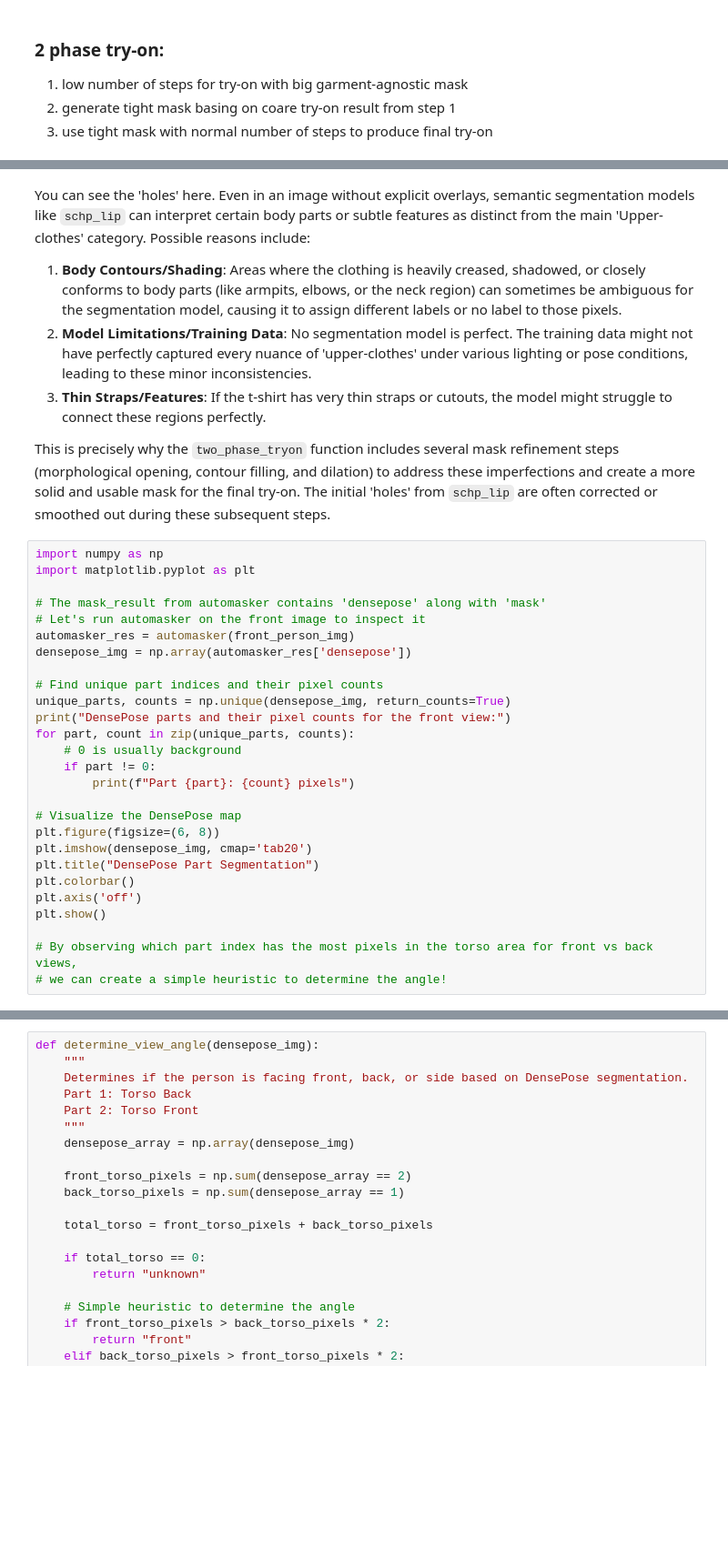
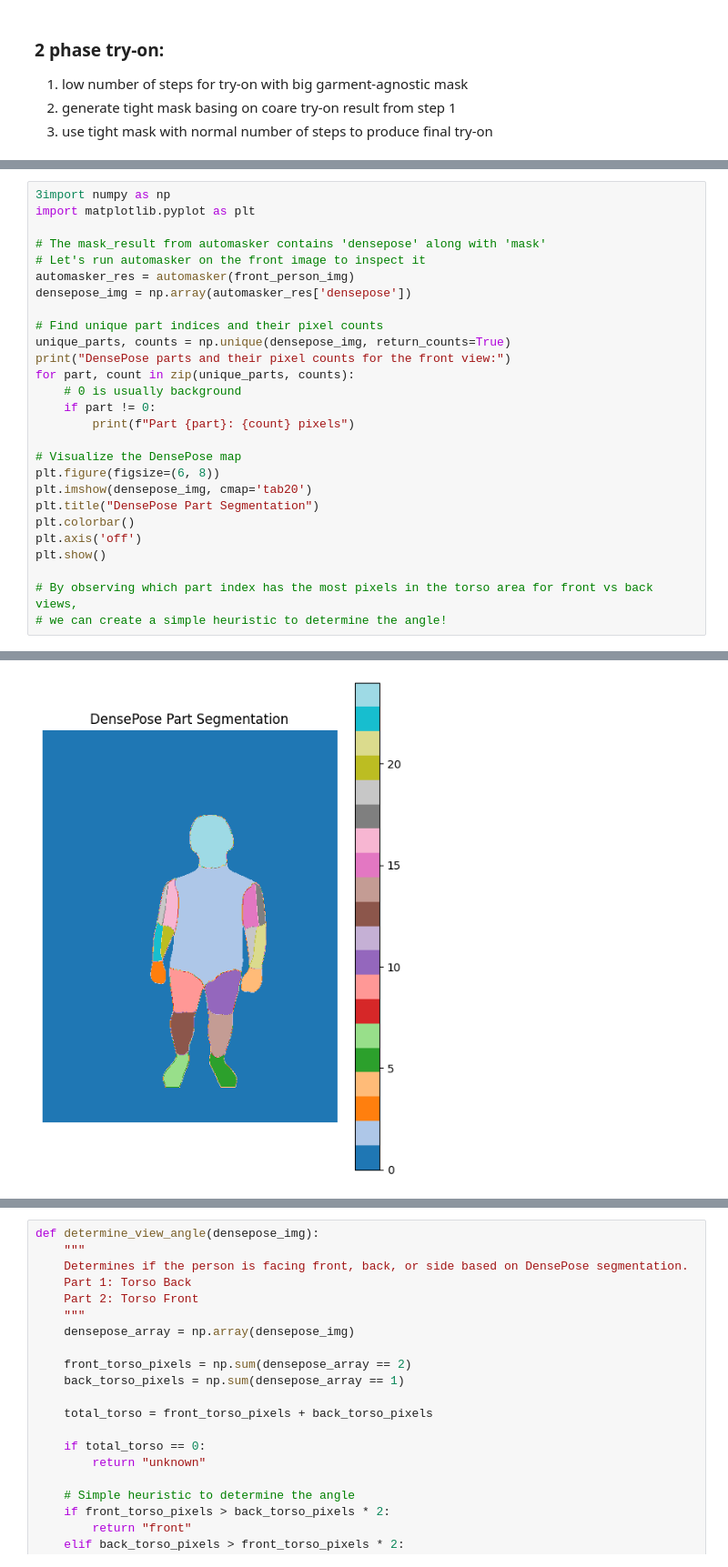
Before and after one commit to Eikthyrnir/CatVTON_3DGS, a Jupyter notebook: CatVTON_sandbox.ipynb, the cells around one changed output, grey strips where cells are left out. Shown at 91% size. Cells and saved outputs as stored; diff of their text form; blank space fills up the shorter version.

```diff
--- a/CatVTON_sandbox.ipynb
+++ b/CatVTON_sandbox.ipynb
@@ -728,13 +783,5 @@ Visualizing the 'Upper-clothes' mask directly from SCHP LIP of the front person
-# %% [markdown]
-You can see the 'holes' here. Even in an image without explicit overlays, semantic segmentation models like `schp_lip` can interpret certain body parts or subtle features as distinct from the main 'Upper-clothes' category. Possible reasons include:
-
-1.  **Body Contours/Shading**: Areas where the clothing is heavily creased, shadowed, or closely conforms to body parts (like armpits, elbows, or the neck region) can sometimes be ambiguous for the segmentation model, causing it to assign different labels or no label to those pixels.
-2.  **Model Limitations/Training Data**: No segmentation model is perfect. The training data might not have perfectly captured every nuance of 'upper-clothes' under various lighting or pose conditions, leading to these minor inconsistencies.
-3.  **Thin Straps/Features**: If the t-shirt has very thin straps or cutouts, the model might struggle to connect these regions perfectly.
-
-This is precisely why the `two_phase_tryon` function includes several mask refinement steps (morphological opening, contour filling, and dilation) to address these imperfections and create a more solid and usable mask for the final try-on. The initial 'holes' from `schp_lip` are often corrected or smoothed out during these subsequent steps.
 # %%
-import numpy as np
+3import numpy as np
 import matplotlib.pyplot as plt
 
 # The mask_result from automasker contains 'densepose' along with 'mask'
@@ -760,3 +807,4 @@ plt.show()
 
 # By observing which part index has the most pixels in the torso area for front vs back views,
 # we can create a simple heuristic to determine the angle!
+# %% [output]
@@ -762,0 +831 @@ plt.show()
+[figure, added]
```
Also changed, not shown: parts of 9 cells of this notebook.
